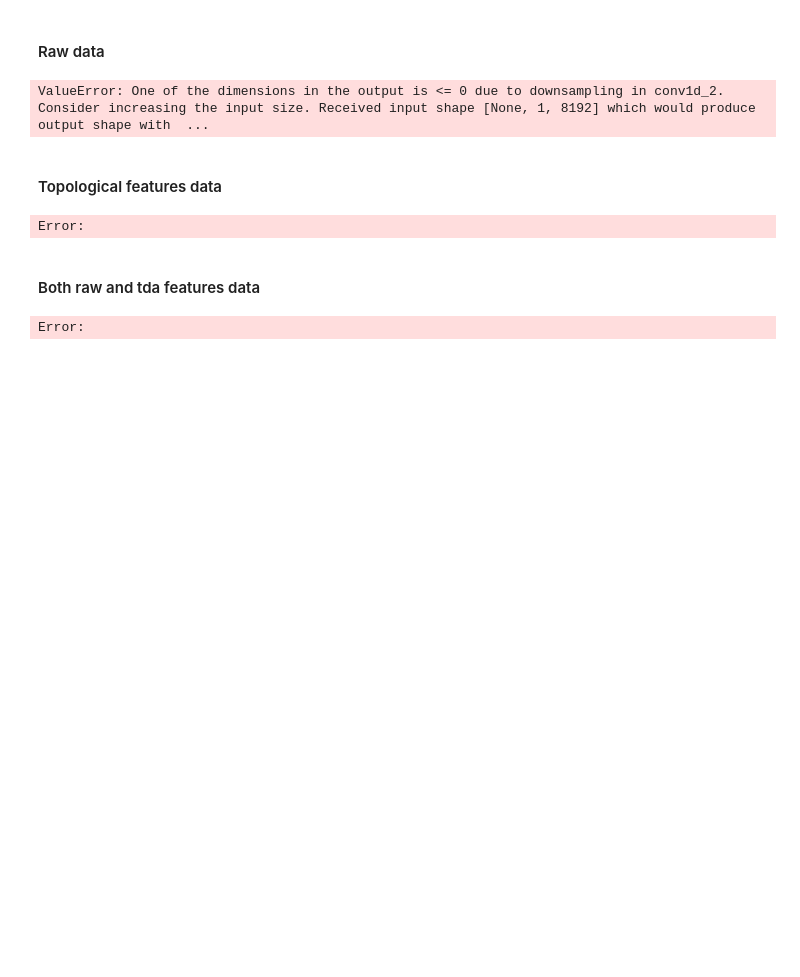
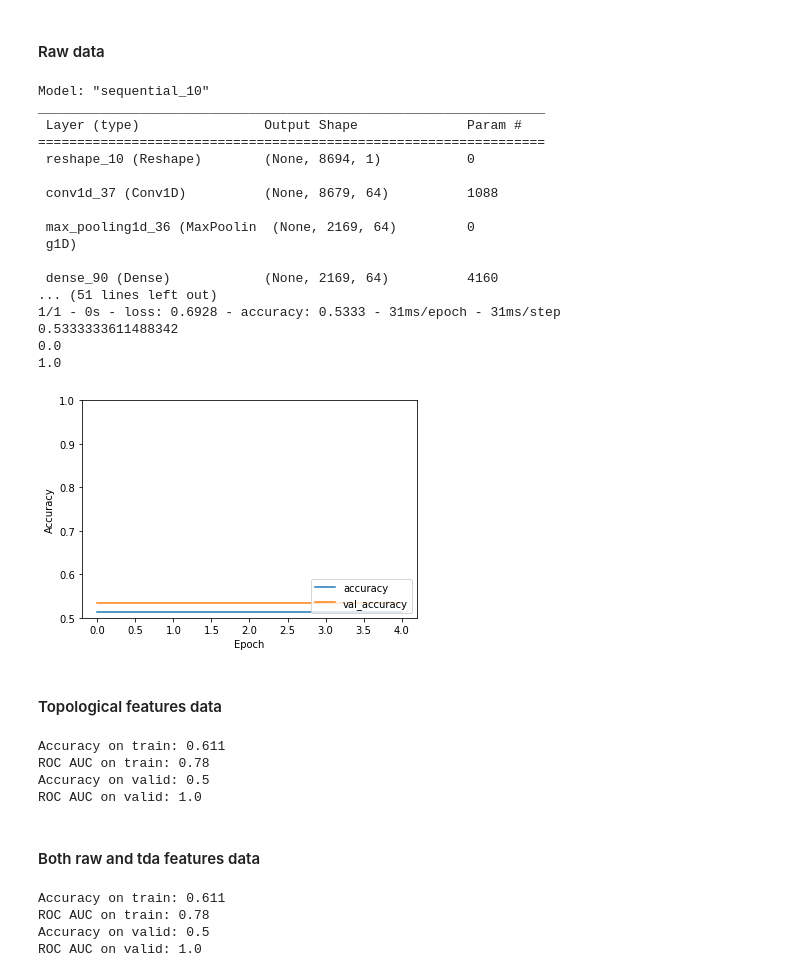
Before and after one commit to NemesioNav/gravitational-waves-detection-cnn, a Jupyter notebook: gravitational_waves_detection.ipynb, the cells around one changed output. Cells and saved outputs as stored; diff of their text form; code cells hidden in the pictures; blank space fills up the shorter version.

Commit message:
fixed input size problem, new accuracy problem
- accuracy not changing over epochs
- model predicting same label (specificity = 0, sensitivity = 1)

```diff
--- a/gravitational_waves_detection.ipynb
+++ b/gravitational_waves_detection.ipynb
@@ -51,7 +68,7 @@ from pathlib import Path
 
 R = 0.65
 n_signals = 100
-DATA = Path("./data")
+DATA = Path("/content/drive/Shareddrives/Geometría y Topología/data")
 
 noisy_signals, gw_signals, labels = make_gravitational_waves(
     path_to_data=DATA, n_signals=n_signals, r_min=R, r_max=R, n_snr_values=1
@@ -314,0 +285,7 @@ for i in range(len(noisy_signals)):
+# %%
+from sklearn import preprocessing
+min_max_scaler = preprocessing.MinMaxScaler()
+scaled_ns = min_max_scaler.fit_transform(noisy_signals)
+# %%
+min_max_scaler_2 = preprocessing.MinMaxScaler()
+scaled_feats = min_max_scaler_2.fit_transform(features)
@@ -316,21 +295,20 @@ for i in range(len(noisy_signals)):
 def train_evaluate_cnnmodel(X_type, y):
 
     if X_type == 'raw':
-        X = np.array(new_noisy_signals)
+        X = noisy_signals
     elif X_type == 'tda':
         X = features
     elif X_type == 'both':
-        X = np.hstack((noisy_signals,features))
-
-    y = y.reshape(-1, 1)
+        X = np.hstack((scaled_ns,scaled_feats))
 
     X_train, X_valid, y_train, y_valid = train_test_split(
         X, y, test_size=0.3, random_state=42
     )
 
     model = models.Sequential()
-    model.add(layers.Reshape((1, 8192), input_shape=(8192,)))
+    model.add(layers.Reshape((8694,1), input_shape=(8694,)))
     model.add(layers.Conv1D(64, strides=1, kernel_size=16, dilation_rate=1, kernel_initializer=tf.keras.initializers.Orthogonal()))
+    #model.add(layers.BatchNormalization())
     model.add(layers.MaxPooling1D(strides=4, pool_size=4))
     model.add(layers.Dense(64, activation='relu'))
     model.add(layers.Conv1D(128, strides=1, kernel_size=16, dilation_rate=2))
@@ -348,16 +326,17 @@ def train_evaluate_cnnmodel(X_type, y):
     model.add(layers.Dense(64, activation='linear'))
     model.add(layers.Dense(64, activation='relu'))
     model.add(layers.Dense(2, activation='linear'))
-    model.add(layers.Dense(2, activation='softmax'))
+    model.add(layers.Dense(1, activation='softmax'))
 
     model.summary()
 
-    model.compile(optimizer='adam',
+    model.compile(optimizer= tf.keras.optimizers.Adam(),
                   loss=tf.keras.losses.BinaryCrossentropy(),
                   metrics=['accuracy'])
 
-    history = model.fit(X_train, y_train, epochs=5,
-                        validation_data=(X_valid, y_valid))
+
+    history = model.fit(np.array(X_train), np.array(y_train), epochs=5,
+                        validation_data=(np.array(X_valid), np.array(y_valid)))
 
     plt.plot(history.history['accuracy'], label='accuracy')
     plt.plot(history.history['val_accuracy'], label = 'val_accuracy')
@@ -366,25 +345,51 @@ def train_evaluate_cnnmodel(X_type, y):
     plt.ylim([0.5, 1])
     plt.legend(loc='lower right')
 
-    print_scores_keras(model, X_train, X_valid, y_train, y_valid)
+    test_loss, test_acc = model.evaluate(X_valid,  y_valid, verbose=2)
+    print(test_acc)
+    tn, fp, fn, tp = confusion_matrix(y_train,model.predict(X_train)).ravel()
+    specificity = tn / (tn+fp)
+    sentivity = tp / (tp+fn)
+    print(specificity)
+    print(sentivity)
 # %% [markdown]
 #### Raw data
 # %%
-train_evaluate_cnnmodel(X_type='raw', y=labels)
+train_evaluate_cnnmodel(X_type='both', y=np.array(labels))
 # %% [output]
-ValueError: One of the dimensions in the output is <= 0 due to downsampling in conv1d_2. Consider increasing the input size. Received input shape [None, 1, 8192] which would produce output shape with  ...
+Model: "sequential_10"
+_________________________________________________________________
+ Layer (type)                Output Shape              Param #
+=================================================================
+ reshape_10 (Reshape)        (None, 8694, 1)           0
+
+ conv1d_37 (Conv1D)          (None, 8679, 64)          1088
+
+ max_pooling1d_36 (MaxPoolin  (None, 2169, 64)         0
+ g1D)
+
+ dense_90 (Dense)            (None, 2169, 64)          4160
+... (51 lines left out)
+1/1 - 0s - loss: 0.6928 - accuracy: 0.5333 - 31ms/epoch - 31ms/step
+0.5333333611488342
+0.0
+1.0
+[figure, added]
 # %% [markdown]
 #### Topological features data
 # %%
 train_evaluate_lrmodel(X_type='tda', y=labels)
-
-100
-1,2
 # %% [output]
-Error:
+Accuracy on train: 0.611
+ROC AUC on train: 0.78
+Accuracy on valid: 0.5
+ROC AUC on valid: 1.0
 # %% [markdown]
 #### Both raw and tda features data
 # %%
 train_evaluate_lrmodel(X_type='both', y=labels)
 # %% [output]
-Error:
+Accuracy on train: 0.611
+ROC AUC on train: 0.78
+Accuracy on valid: 0.5
+ROC AUC on valid: 1.0
```
Also changed, not shown: parts of 22 cells of this notebook.
